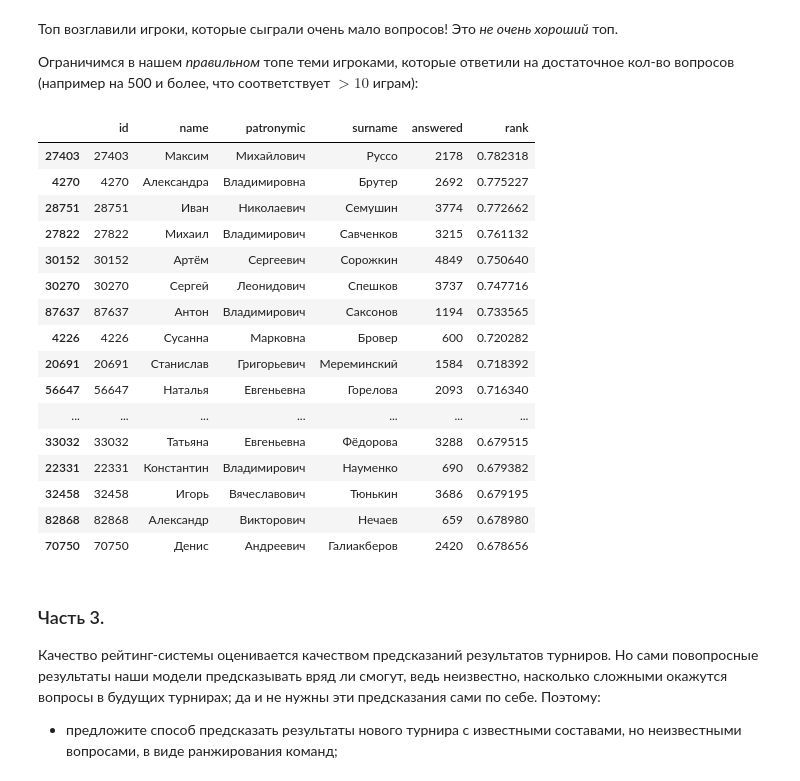
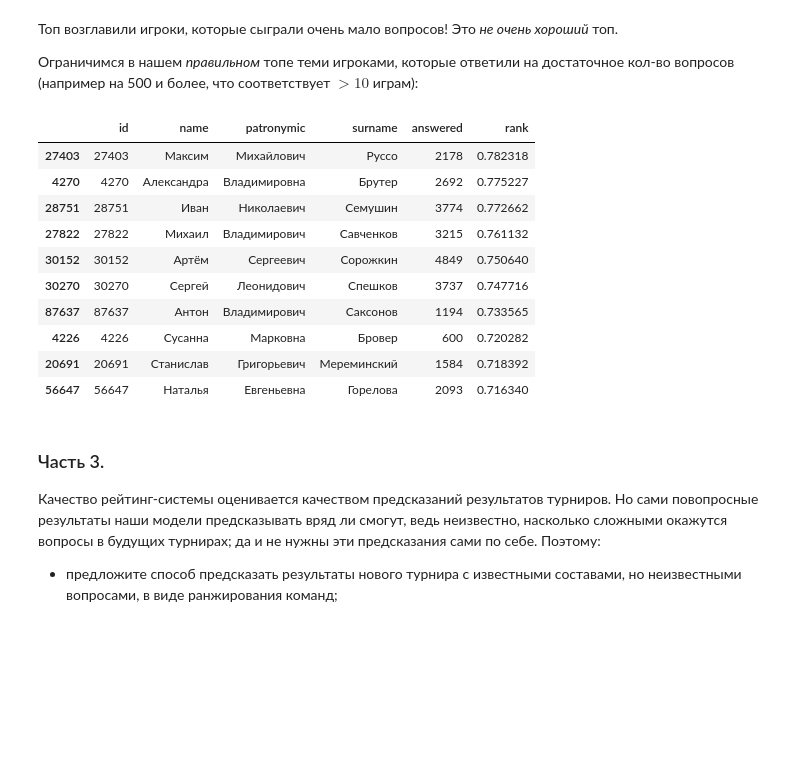
Before and after one commit to Den4S/made22-advanced-ml, a Jupyter notebook: hw-2/what-where-why.ipynb, the cells around one changed output. Saved outputs shown, nothing was run; the diff lists cells and outputs as text; code cells hidden in the pictures; blank space fills up the shorter version.

```diff
--- a/hw-2/what-where-why.ipynb
+++ b/hw-2/what-where-why.ipynb
@@ -229,7 +234,7 @@ Wall time: 24 s
 # %%
-players_train_df = pd.DataFrame.from_dict(P_train, orient="index")
-print(players_train_df.shape)
-players_train_df.head()
+P_train_df = pd.DataFrame.from_dict(P_train, orient="index")
+print(P_train_df.shape)
+P_train_df.head()
 # %% [output]
 (56865, 4)
 |  | id | name | patronymic | surname |
@@ -514,7 +536,10 @@ plt.ylabel("N");
+# %%
+players_ranked_path = "data/players_ranked.csv"
+P_ranked_df = pd.read_csv(players_ranked_path, index_col=[0])
 # %% [markdown]
 ### Топ игроков
 # %%
-names_ranked_df = players_train_df.join(players_ranked_df, how="left")
+names_ranked_df = P_train_df.join(P_ranked_df, how="left")
 names_ranked_df.sort_values(by="rank", ascending=False).head(10)
 # %% [output]
 |  | id | name | patronymic | surname | answered | rank |
@@ -533,25 +558,19 @@ names_ranked_df.sort_values(by="rank", ascending=False).head(10)
 
 Ограничимся в нашем _правильном_ топе теми игроками, которые ответили на достаточное кол-во вопросов (например на 500 и более, что соответствует $>10$ играм):
 # %%
-names_ranked_df.loc[names_ranked_df["answered"] >= 500].sort_values(by="rank", ascending=False).head(50)
+names_ranked_df.loc[names_ranked_df["answered"] >= 500].sort_values(by="rank", ascending=False).head(10)
 # %% [output]
 |  | id | name | patronymic | surname | answered | rank |
 | 27403 | 27403 | Максим | Михайлович | Руссо | 2178 | 0.782318 |
 | 4270 | 4270 | Александра | Владимировна | Брутер | 2692 | 0.775227 |
 | 28751 | 28751 | Иван | Николаевич | Семушин | 3774 | 0.772662 |
 | 27822 | 27822 | Михаил | Владимирович | Савченков | 3215 | 0.761132 |
 | 30152 | 30152 | Артём | Сергеевич | Сорожкин | 4849 | 0.750640 |
 | 30270 | 30270 | Сергей | Леонидович | Спешков | 3737 | 0.747716 |
 | 87637 | 87637 | Антон | Владимирович | Саксонов | 1194 | 0.733565 |
 | 4226 | 4226 | Сусанна | Марковна | Бровер | 600 | 0.720282 |
 | 20691 | 20691 | Станислав | Григорьевич | Мереминский | 1584 | 0.718392 |
 | 56647 | 56647 | Наталья | Евгеньевна | Горелова | 2093 | 0.716340 |
-| ... | ... | ... | ... | ... | ... | ... |
-| 33032 | 33032 | Татьяна | Евгеньевна | Фёдорова | 3288 | 0.679515 |
-| 22331 | 22331 | Константин | Владимирович | Науменко | 690 | 0.679382 |
-| 32458 | 32458 | Игорь | Вячеславович | Тюнькин | 3686 | 0.679195 |
-| 82868 | 82868 | Александр | Викторович | Нечаев | 659 | 0.678980 |
-| 70750 | 70750 | Денис | Андреевич | Галиакберов | 2420 | 0.678656 |
 # %% [markdown]
 ### Часть 3.
 
```
Also changed, not shown: parts of 65 cells of this notebook, 4 other files.
